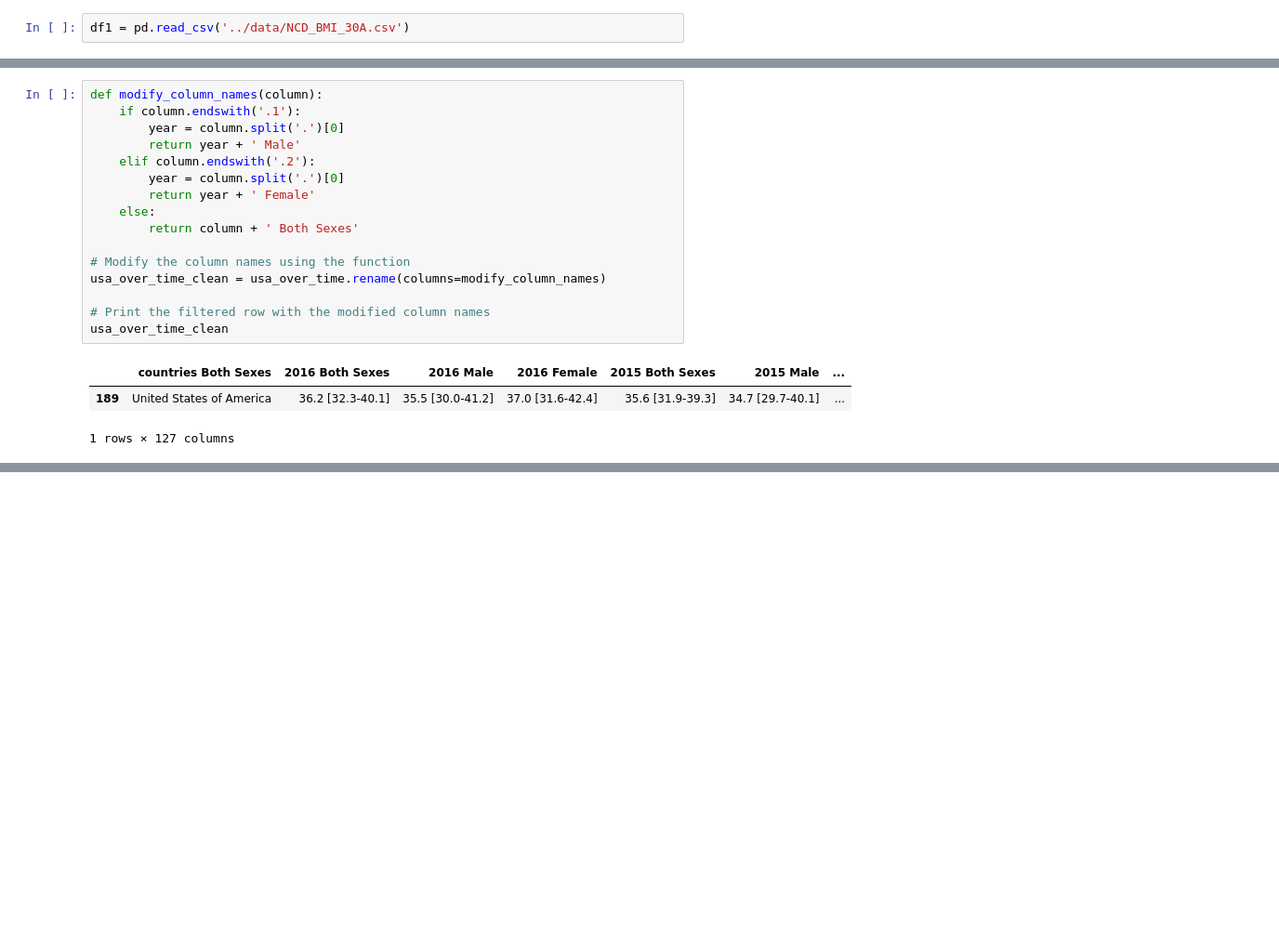
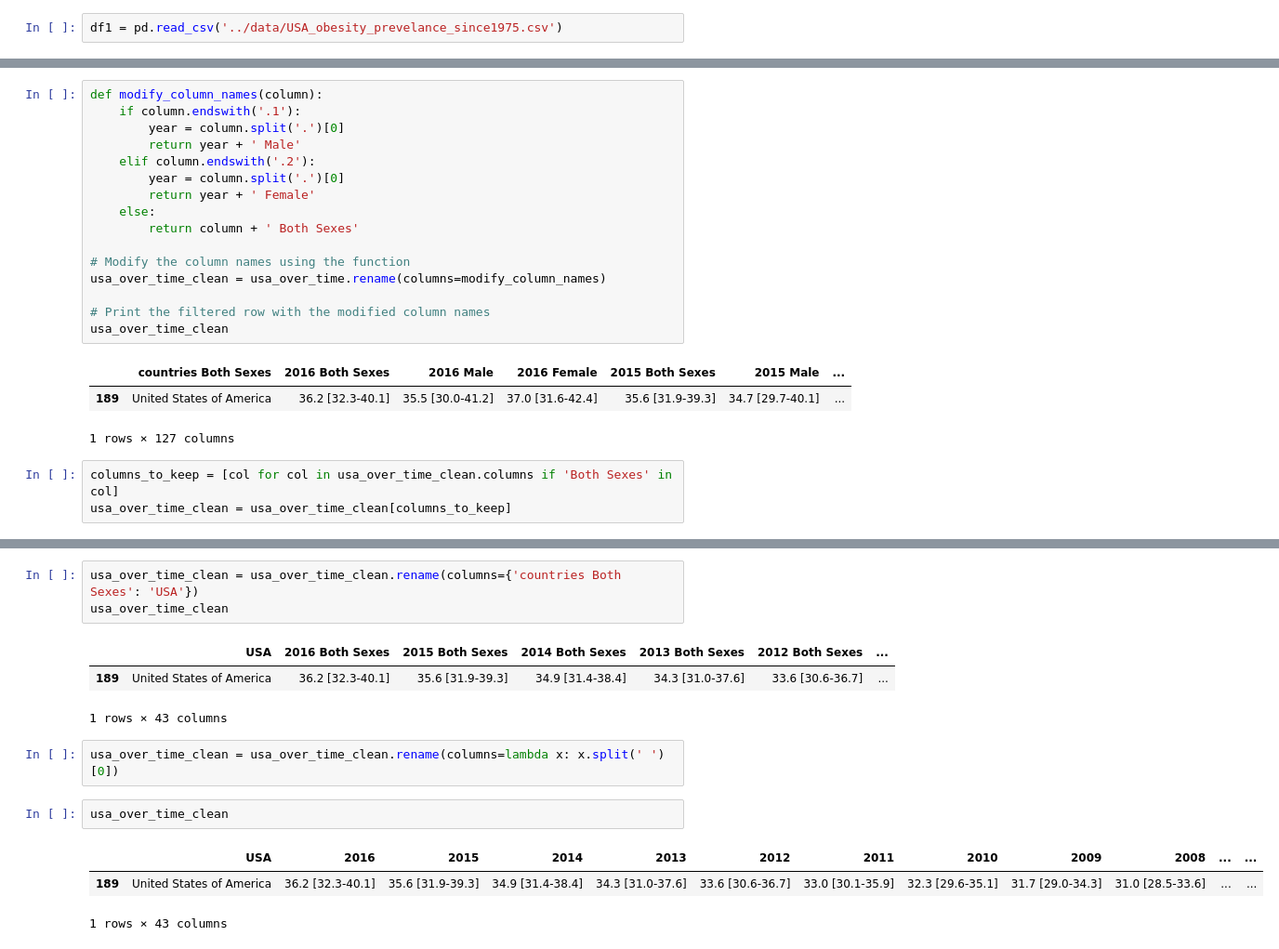
Before and after one commit to scost46/TN_Obesity_Analysis_Capstone, a Jupyter notebook: notebooks/USA_Over_time.ipynb, the cells around one changed output, grey strips where cells are left out. Shown at 93% size. Cells and saved outputs as stored; diff of their text form; blank space fills up the shorter version.

```diff
--- a/notebooks/USA_Over_time.ipynb
+++ b/notebooks/USA_Over_time.ipynb
@@ -4,5 +6,5 @@ import matplotlib.pyplot as plt
 # %%
-df1 = pd.read_csv('../data/NCD_BMI_30A.csv')
+df1 = pd.read_csv('../data/USA_obesity_prevelance_since1975.csv')
 # %%
 df1
 # %% [output]
@@ -65,3 +67,6 @@ usa_over_time_clean
 |  | countries Both Sexes | 2016 Both Sexes | 2016 Male | 2016 Female | 2015 Both Sexes | 2015 Male | ... |
 | 189 | United States of America | 36.2 [32.3-40.1] | 35.5 [30.0-41.2] | 37.0 [31.6-42.4] | 35.6 [31.9-39.3] | 34.7 [29.7-40.1] | ... |
 1 rows × 127 columns
+# %%
+columns_to_keep = [col for col in usa_over_time_clean.columns if 'Both Sexes' in col]
+usa_over_time_clean = usa_over_time_clean[columns_to_keep]
@@ -67,0 +79,15 @@ usa_over_time_clean
+# %%
+usa_over_time_clean = usa_over_time_clean.rename(columns={'countries Both Sexes': 'USA'})
+usa_over_time_clean
+# %% [output]
+|  | USA | 2016 Both Sexes | 2015 Both Sexes | 2014 Both Sexes | 2013 Both Sexes | 2012 Both Sexes | ... |
+| 189 | United States of America | 36.2 [32.3-40.1] | 35.6 [31.9-39.3] | 34.9 [31.4-38.4] | 34.3 [31.0-37.6] | 33.6 [30.6-36.7] | ... |
+1 rows × 43 columns
+# %%
+usa_over_time_clean = usa_over_time_clean.rename(columns=lambda x: x.split(' ')[0])
+# %%
+usa_over_time_clean
+# %% [output]
+|  | USA | 2016 | 2015 | 2014 | 2013 | 2012 | 2011 | 2010 | 2009 | 2008 | ... | ... |
+| 189 | United States of America | 36.2 [32.3-40.1] | 35.6 [31.9-39.3] | 34.9 [31.4-38.4] | 34.3 [31.0-37.6] | 33.6 [30.6-36.7] | 33.0 [30.1-35.9] | 32.3 [29.6-35.1] | 31.7 [29.0-34.3] | 31.0 [28.5-33.6] | ... | ... |
+1 rows × 43 columns
```
Also changed, not shown: parts of 7 cells of this notebook, 1 other file.
